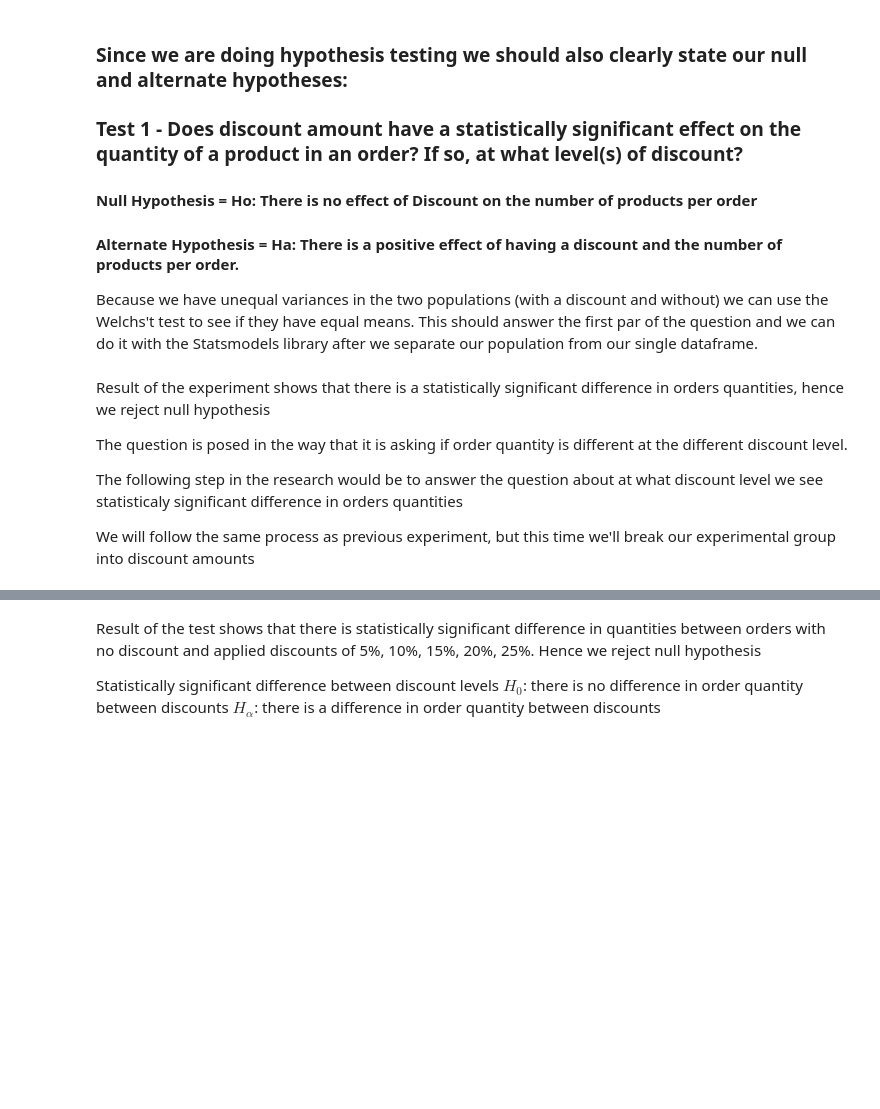
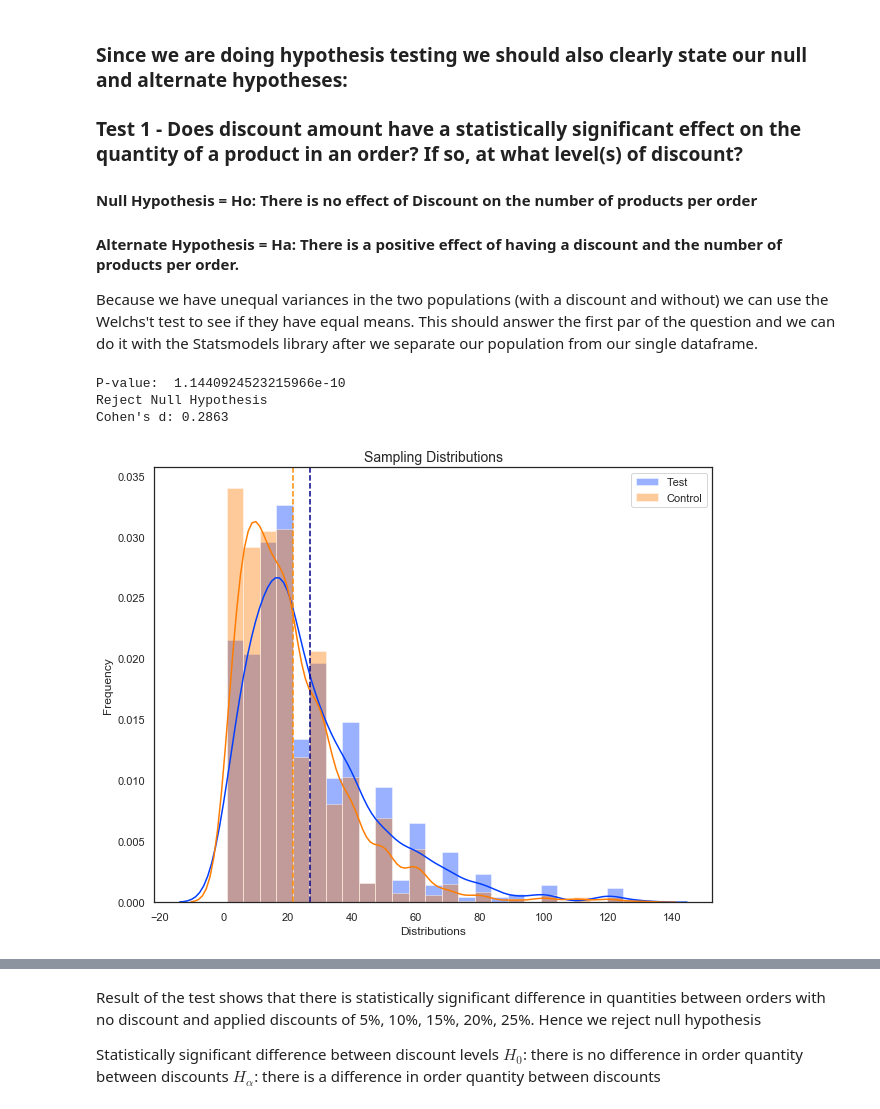
Before and after one commit to MissAle17/dsc-2-final-project-online-ds-sp-000, a Jupyter notebook: Mod2_Project_v2.ipynb, the cells around one changed output, grey strips where cells are left out. Drawn from its saved outputs; the diff is of its cells as text; code cells hidden in the pictures; blank space fills up the shorter version.

```diff
--- a/Mod2_Project_v2.ipynb
+++ b/Mod2_Project_v2.ipynb
@@ -287,8 +287,8 @@ def visualization(control, test):
     sns.distplot(test, bins=25,  label='Test')
     sns.distplot(control, bins=25,  label='Control')
 
-    plt.axvline(x=control.mean(), color='k', linestyle='--')
-    plt.axvline(x=experimental.mean(), color='k', linestyle='--')
+    plt.axvline(x=control.mean(), color='darkorange', linestyle='--')
+    plt.axvline(x=test.mean(), color='darkblue', linestyle='--')
 
     plt.title('Sampling Distributions', fontsize=14)
     plt.xlabel('Distributions')
@@ -322,12 +322,18 @@ test1 = OrderDetail_df[OrderDetail_df['Discount']!=0]['Quantity']
 # %%
 #running our test and using our Cohen's d formula
 
-t_stat, p = stats.ttest_ind(control, test)
-Cd = Cohen_d(control,test)
+t_stat, p = stats.ttest_ind(control1, test1)
+Cd = Cohen_d(control1,test1)
 
 
 #rejecting our null or failing to reject our null based on the above test
 #we are using an alpha of 0.05/2 since this is a one tailed test
+print("P-value: ", p)
 print('Reject Null Hypothesis') if p < 0.025 else print('Fail to Reject Null Hypothesis')
-print("Cohen's d:", Cd)
-visualization(control, test)
+print("Cohen's d:", round(Cd,4))
+visualization(control1, test1)
+# %% [output]
+P-value:  1.1440924523215966e-10
+Reject Null Hypothesis
+Cohen's d: 0.2863
+[figure, added]
@@ -344,9 +339,0 @@ visualization(control, experimental)
-# %% [markdown]
-
-Result of the experiment shows that there is a statistically significant difference in orders quantities, hence we reject null hypothesis
-
-The question is posed in the way that it is asking if order quantity is different at the different discount level.
-
-The following step in the research would be to answer the question about at what discount level we see statisticaly significant difference in orders quantities
-
-We will follow the same process as previous experiment, but this time we'll break our experimental group into discount amounts
```
Also changed, not shown: parts of 5 cells of this notebook.
